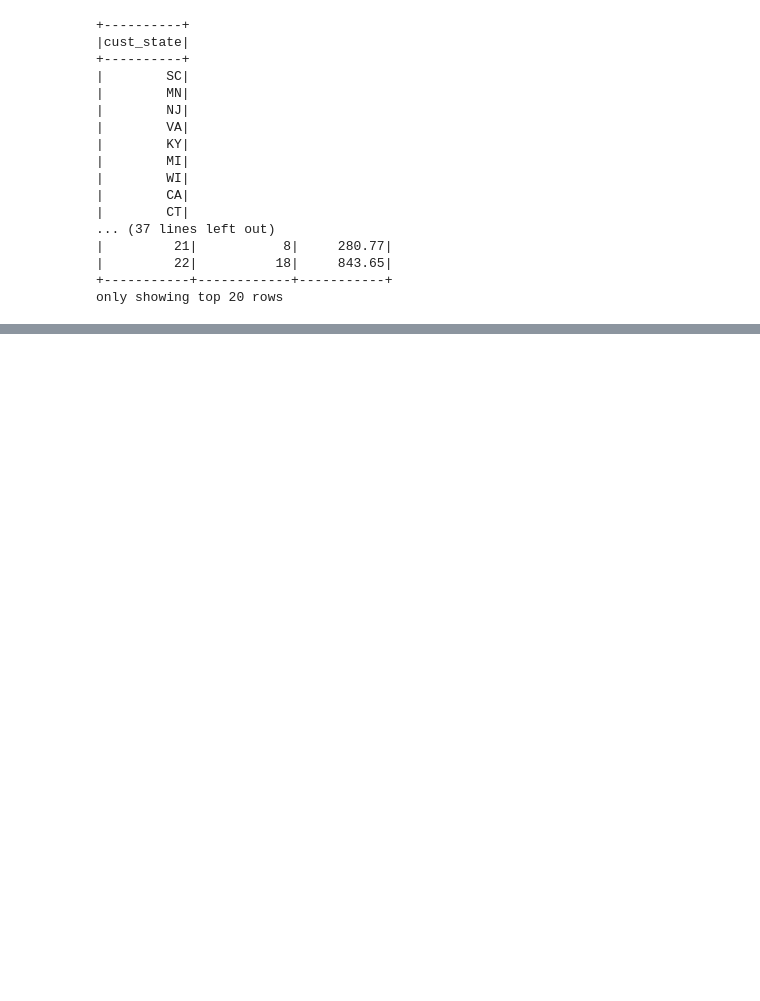
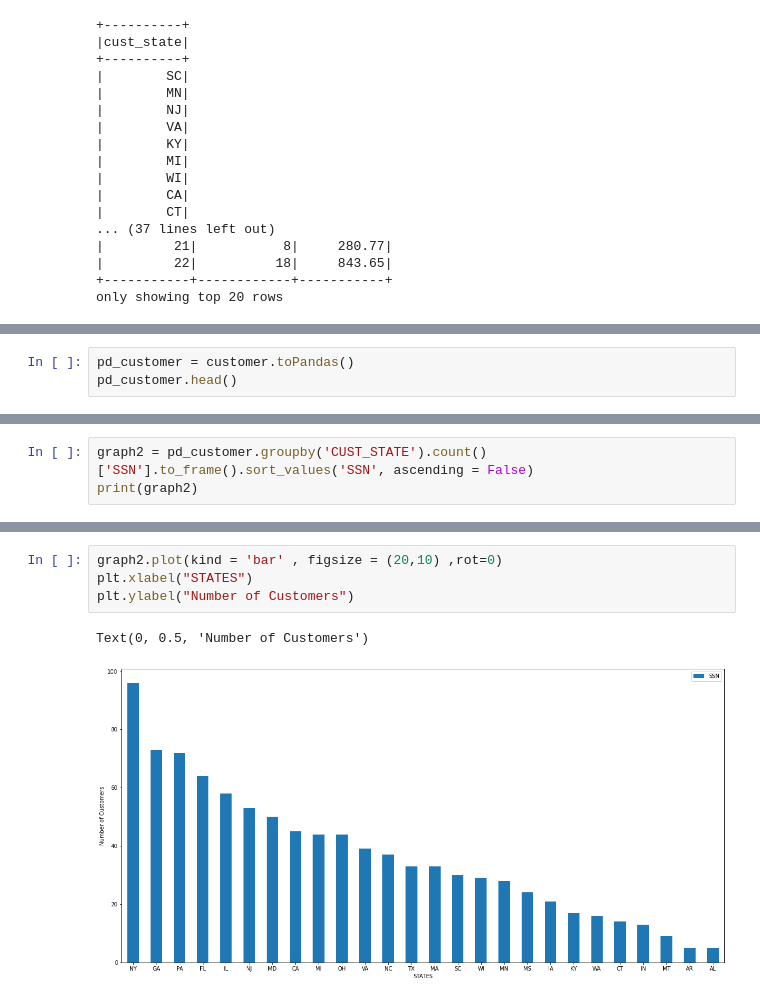
Before and after one commit to vitasunnie0812/Capstone_project, a Jupyter notebook: CAPSTONE_PROJECT.ipynb, the cells around one changed output, grey strips where cells are left out. Drawn from its saved outputs; the diff is of its cells as text; blank space fills up the shorter version.

```diff
--- a/CAPSTONE_PROJECT.ipynb
+++ b/CAPSTONE_PROJECT.ipynb
@@ -561,0 +623,3 @@ only showing top 20 rows
+# %%
+pd_customer = customer.toPandas()
+pd_customer.head()
@@ -561,0 +633,3 @@ only showing top 20 rows
+# %%
+graph2 = pd_customer.groupby('CUST_STATE').count()['SSN'].to_frame().sort_values('SSN', ascending = False)
+print(graph2)
@@ -561,0 +654,7 @@ only showing top 20 rows
+# %%
+graph2.plot(kind = 'bar' , figsize = (20,10) ,rot=0)
+plt.xlabel("STATES")
+plt.ylabel("Number of Customers")
+# %% [output]
+Text(0, 0.5, 'Number of Customers')
+[figure, added]
```
Also changed, not shown: parts of 59 cells of this notebook.
